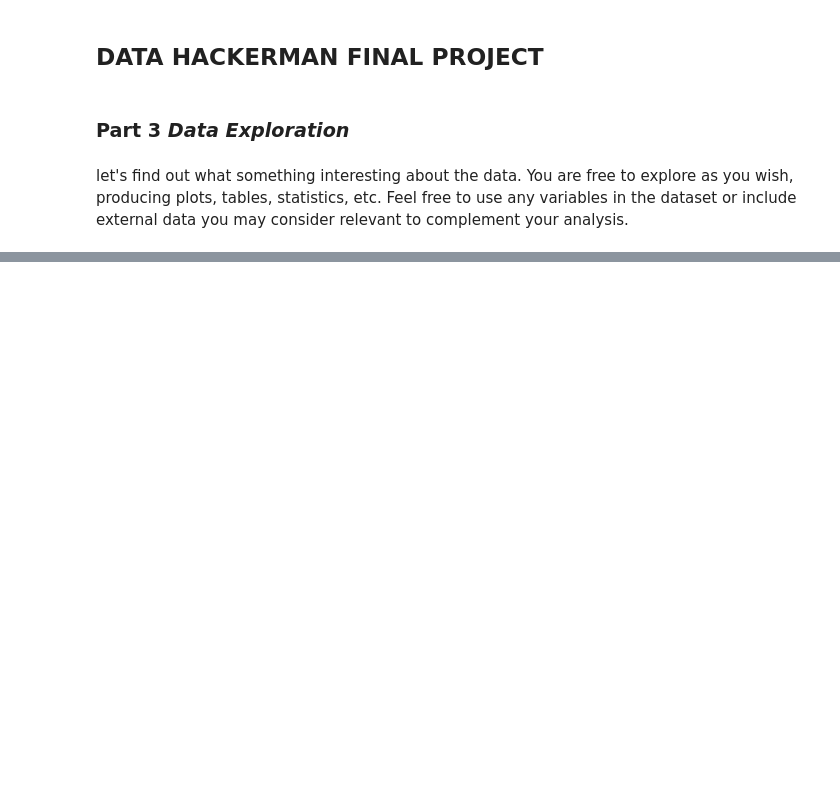
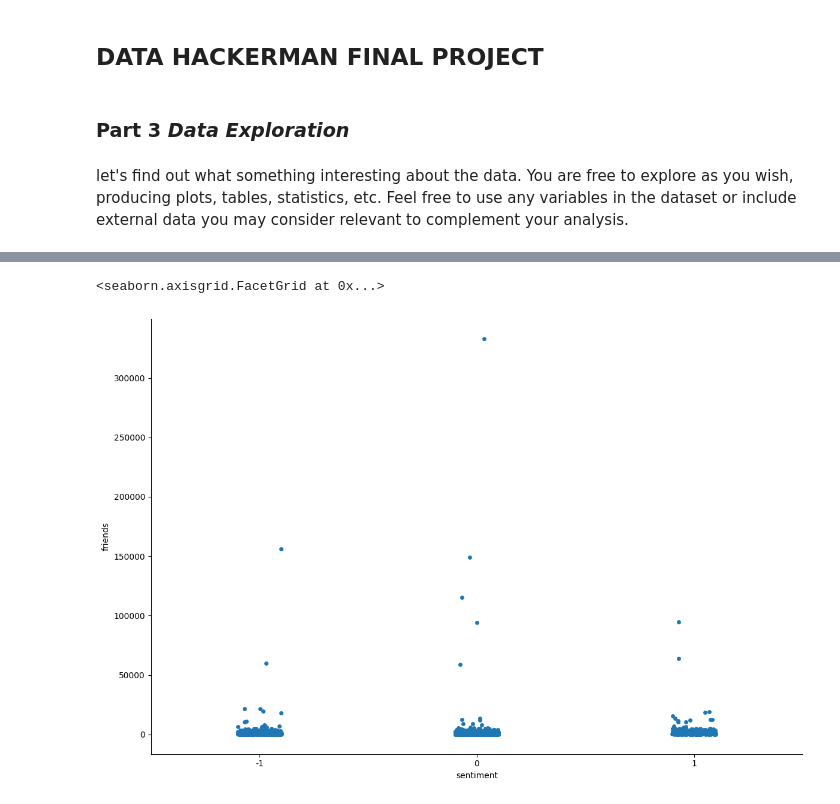
Before and after one commit to raxcy2000/datahackerman_project, a Jupyter notebook: Part 3 - Data Exploration.ipynb, the cells around one changed output, grey strips where cells are left out. Saved outputs shown, nothing was run; the diff lists cells and outputs as text; code cells hidden in the pictures; blank space fills up the shorter version.

```diff
--- a/Part 3 - Data Exploration.ipynb
+++ b/Part 3 - Data Exploration.ipynb
@@ -117,0 +253,5 @@ data["properties.platform"].value_counts()
+# %%
+sns.catplot(x='sentiment', y='friends', data=data, height=8, aspect=12/8)
+# %% [output]
+<seaborn.axisgrid.FacetGrid at 0x...>
+[figure, added]
```
Also changed, not shown: parts of 49 cells of this notebook, 6 other files.
